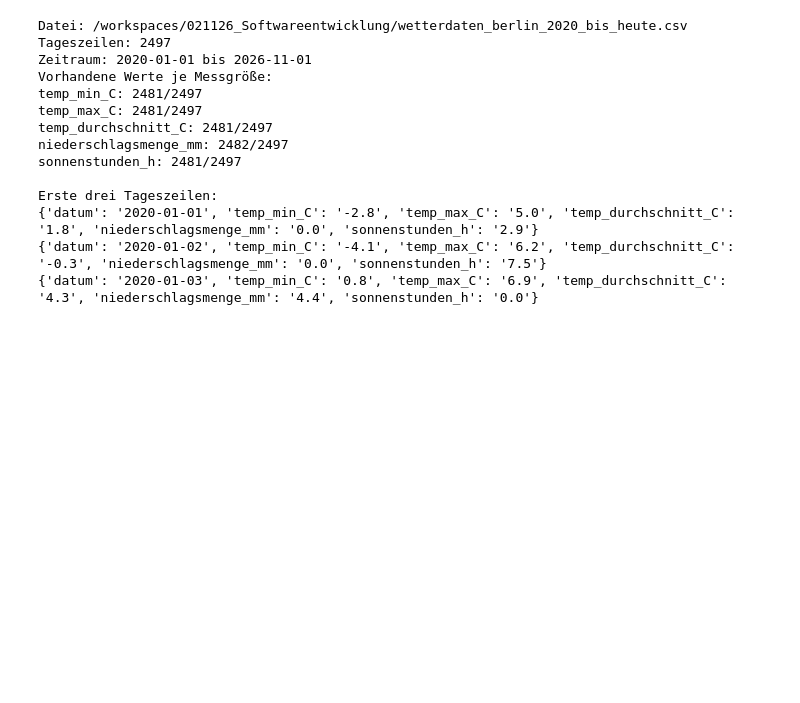
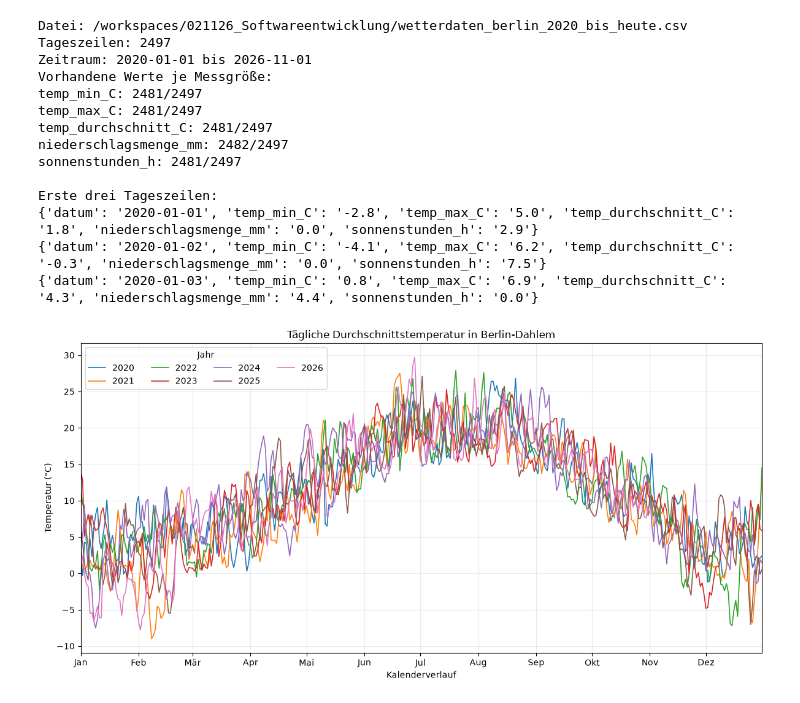
Before and after one commit to LeonGruen/021126_Softwareentwicklung, a Jupyter notebook: wetterdaten_berlin_2020_heute.ipynb, the cells around one changed output. Cells and saved outputs as stored; diff of their text form; code cells hidden in the pictures; blank space fills up the shorter version.

Commit message:
Überarbeitung und aktualisierung der Daten aus der Wetteranalyse für Berlin

```diff
--- a/wetterdaten_berlin_2020_heute.ipynb
+++ b/wetterdaten_berlin_2020_heute.ipynb
@@ -60,3 +60,40 @@ Erste drei Tageszeilen:
 {'datum': '2020-01-01', 'temp_min_C': '-2.8', 'temp_max_C': '5.0', 'temp_durchschnitt_C': '1.8', 'niederschlagsmenge_mm': '0.0', 'sonnenstunden_h': '2.9'}
 {'datum': '2020-01-02', 'temp_min_C': '-4.1', 'temp_max_C': '6.2', 'temp_durchschnitt_C': '-0.3', 'niederschlagsmenge_mm': '0.0', 'sonnenstunden_h': '7.5'}
 {'datum': '2020-01-03', 'temp_min_C': '0.8', 'temp_max_C': '6.9', 'temp_durchschnitt_C': '4.3', 'niederschlagsmenge_mm': '4.4', 'sonnenstunden_h': '0.0'}
+# %%
+from collections import defaultdict
+from datetime import datetime
+import math
+
+import matplotlib.dates as mdates
+import matplotlib.pyplot as plt
+
+temperaturen_pro_jahr = defaultdict(list)
+for zeile in messwerte:
+    datum = datetime.strptime(zeile["datum"], "%Y-%m-%d")
+    kalenderdatum = datetime.strptime(f"2000-{datum:%m-%d}", "%Y-%m-%d")
+    temperatur = float(zeile["temp_durchschnitt_C"]) if zeile["temp_durchschnitt_C"] else math.nan
+    temperaturen_pro_jahr[datum.year].append((kalenderdatum, temperatur))
+
+fig, ax = plt.subplots(figsize=(12, 6))
+for jahr, werte in sorted(temperaturen_pro_jahr.items()):
+    ax.plot(
+        [datum for datum, _ in werte],
+        [temperatur for _, temperatur in werte],
+        label=str(jahr),
+        linewidth=1.2,
+    )
+
+monatserste = [datetime(2000, monat, 1) for monat in range(1, 13)]
+monatsnamen = ["Jan", "Feb", "Mär", "Apr", "Mai", "Jun", "Jul", "Aug", "Sep", "Okt", "Nov", "Dez"]
+ax.set_xticks(monatserste, monatsnamen)
+ax.set_xlim(datetime(2000, 1, 1), datetime(2000, 12, 31))
+ax.set_title("Tägliche Durchschnittstemperatur in Berlin-Dahlem")
+ax.set_xlabel("Kalenderverlauf")
+ax.set_ylabel("Temperatur (°C)")
+ax.grid(True, alpha=0.25)
+ax.legend(title="Jahr", ncols=4)
+fig.tight_layout()
+plt.show()
+# %% [output]
+[figure, added]
```
Also changed, not shown: parts of 14 cells of this notebook.
